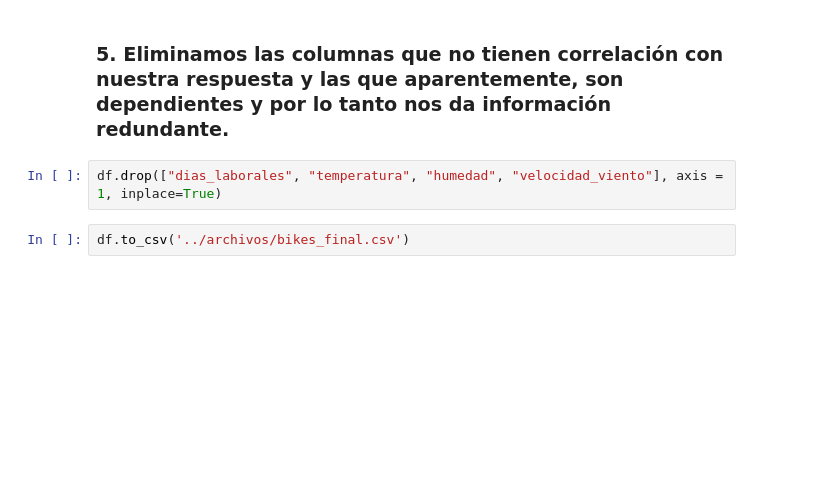
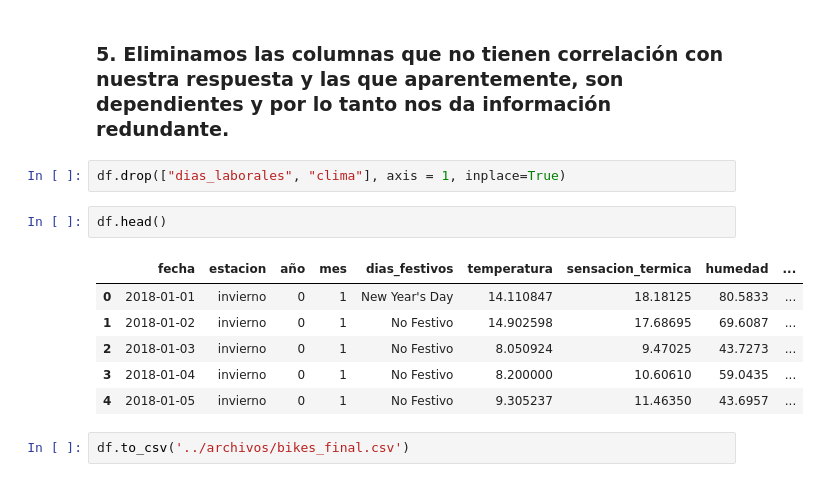
Before and after one commit to Adalab/project-da-promo-c-module-3-team-3, a Jupyter notebook: notebooks/3-EDA-Regresion.ipynb, the cells around one changed output. Cells and saved outputs as stored; diff of their text form; blank space fills up the shorter version.

```diff
--- a/notebooks/3-EDA-Regresion.ipynb
+++ b/notebooks/3-EDA-Regresion.ipynb
@@ -327,6 +328,15 @@ Teníamos la hipótesis de que los clientes casuales podrían ser en su mayoría
 # %% [markdown]
 ### 5. Eliminamos las columnas que no tienen correlación con nuestra respuesta y las que aparentemente, son dependientes y por lo tanto nos da información redundante.
 # %%
-df.drop(["dias_laborales", "temperatura", "humedad", "velocidad_viento"], axis = 1, inplace=True)
+df.drop(["dias_laborales", "clima"], axis = 1, inplace=True)
+# %%
+df.head()
+# %% [output]
+|  | fecha | estacion | año | mes | dias_festivos | temperatura | sensacion_termica | humedad | ... |
+| 0 | 2018-01-01 | invierno | 0 | 1 | New Year's Day | 14.110847 | 18.18125 | 80.5833 | ... |
+| 1 | 2018-01-02 | invierno | 0 | 1 | No Festivo | 14.902598 | 17.68695 | 69.6087 | ... |
+| 2 | 2018-01-03 | invierno | 0 | 1 | No Festivo | 8.050924 | 9.47025 | 43.7273 | ... |
+| 3 | 2018-01-04 | invierno | 0 | 1 | No Festivo | 8.200000 | 10.60610 | 59.0435 | ... |
+| 4 | 2018-01-05 | invierno | 0 | 1 | No Festivo | 9.305237 | 11.46350 | 43.6957 | ... |
 # %%
 df.to_csv('../archivos/bikes_final.csv')
```
Also changed, not shown: parts of 2 cells of this notebook, 4 other files.
